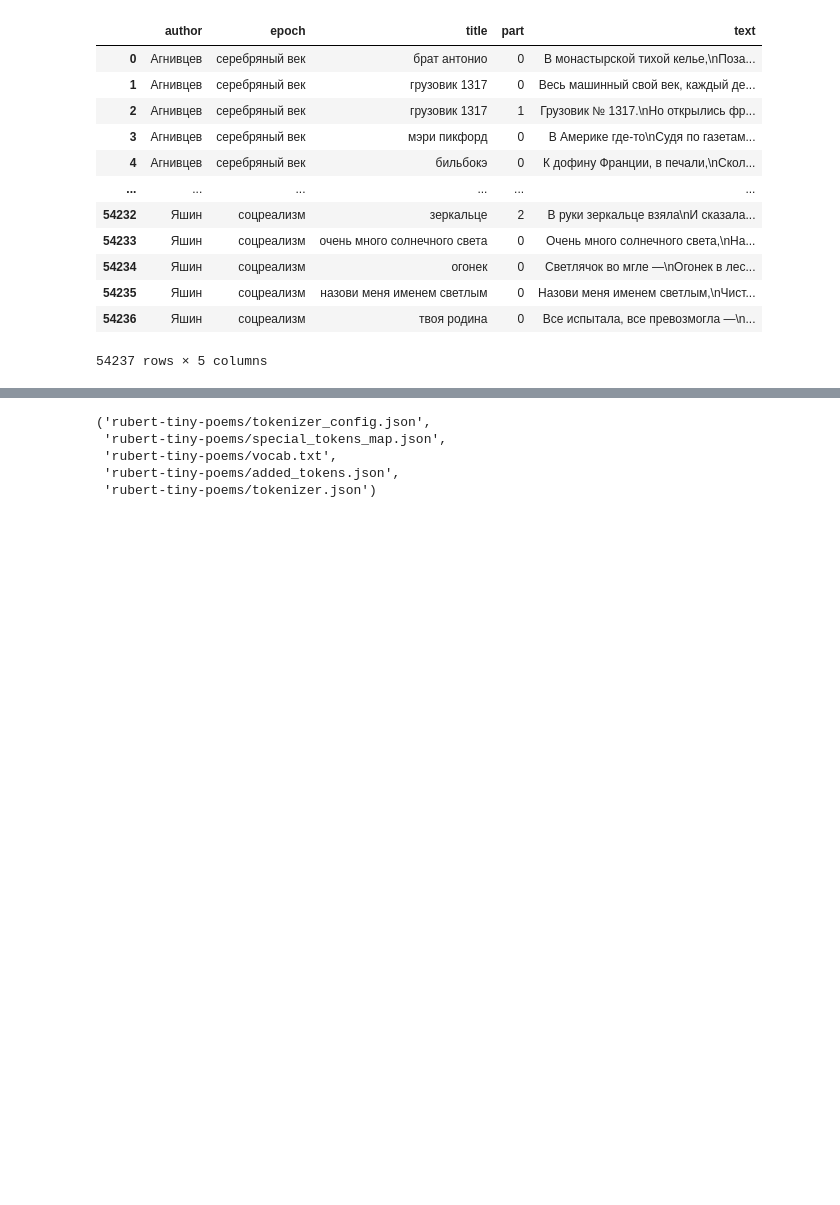
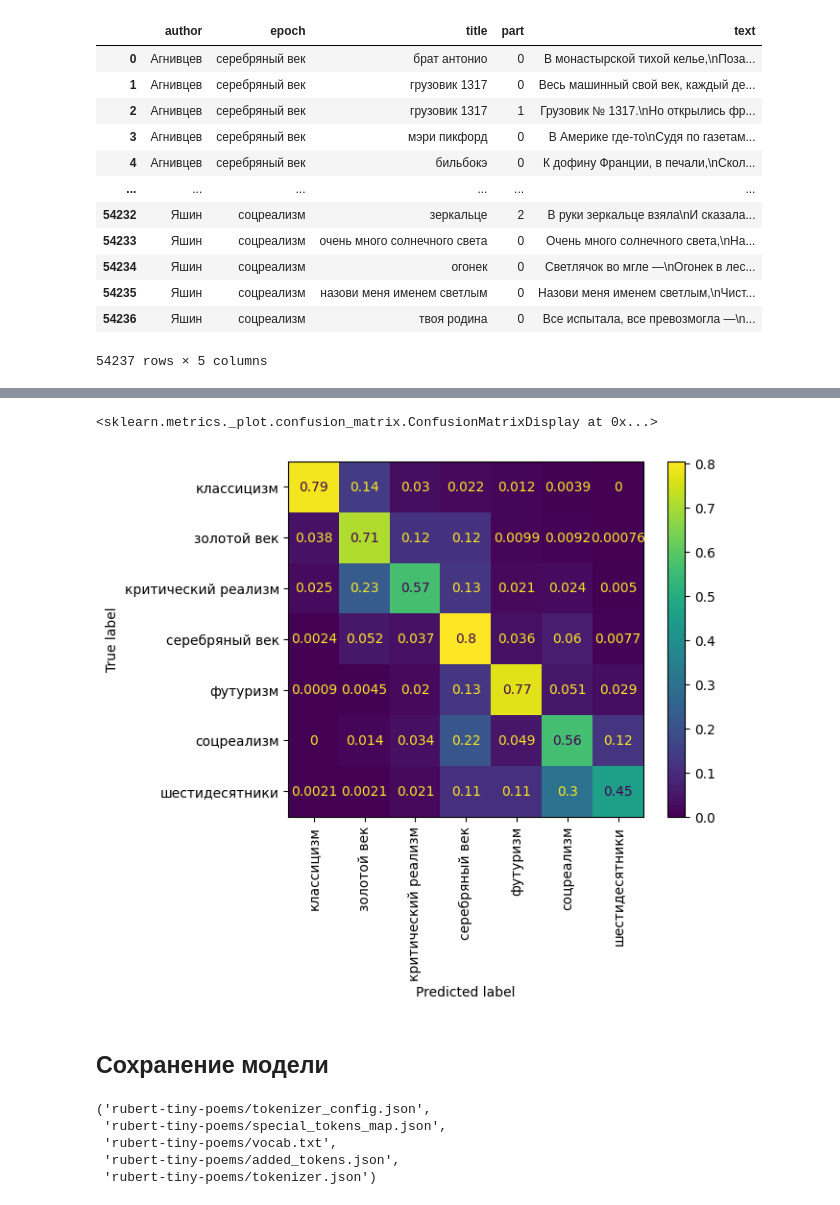
Before and after one commit to ponomarevandr/russian_poems_classification, a Jupyter notebook: sources/training_rubert.ipynb, the cells around one changed output, grey strips where cells are left out. Drawn from its saved outputs; the diff is of its cells as text; code cells hidden in the pictures; blank space fills up the shorter version.

```diff
--- a/sources/training_rubert.ipynb
+++ b/sources/training_rubert.ipynb
@@ -153,14 +161,21 @@ def predict_with_model(model, dataloader):
         facts.append(batch.labels.cpu().numpy())
         batch = batch.to(model.device)
         with torch.no_grad():
-            pr = model(input_ids=batch.input_ids, attention_mask=batch.attention_mask, token_type_ids=batch.token_type_ids)
+            pr = model(
+                input_ids=batch.input_ids,
+                attention_mask=batch.attention_mask,
+                token_type_ids=batch.token_type_ids
+            )
         preds.append(torch.softmax(pr.logits, -1).cpu().numpy())
     facts = np.concatenate(facts)
     preds = np.concatenate(preds)
     return facts, preds
 
 def get_classification_report(facts, preds, labels=None):
-    pfrs = pd.DataFrame(dict(zip(['p', 'r', 'f', 's'], precision_recall_fscore_support(facts, preds.argmax(1)))))
+    pfrs = pd.DataFrame(dict(zip(
+        ['p', 'r', 'f', 's'],
+        precision_recall_fscore_support(facts, preds.argmax(1))
+    )))
     aucs = [roc_auc_score(facts==i, preds[:, i]) for i in np.unique(facts)]
     pfrs['a'] = aucs
     pfrs = pd.concat([
@@ -338,3 +364,14 @@ F1: 0.6504
+# %%
+cm = confusion_matrix(labels, predictions, normalize='true')
+ConfusionMatrixDisplay(
+    cm,
+    display_labels=label_encoder.decode(np.arange(7))
+).plot(xticks_rotation = 'vertical')
+# %% [output]
+<sklearn.metrics._plot.confusion_matrix.ConfusionMatrixDisplay at 0x...>
+[figure, added]
+# %% [markdown]
+## Сохранение модели
 # %%
 model.save_pretrained('rubert-tiny-poems')
 tokenizer.save_pretrained('rubert-tiny-poems')
```
Also changed, not shown: parts of 29 cells of this notebook, 1 other file.
